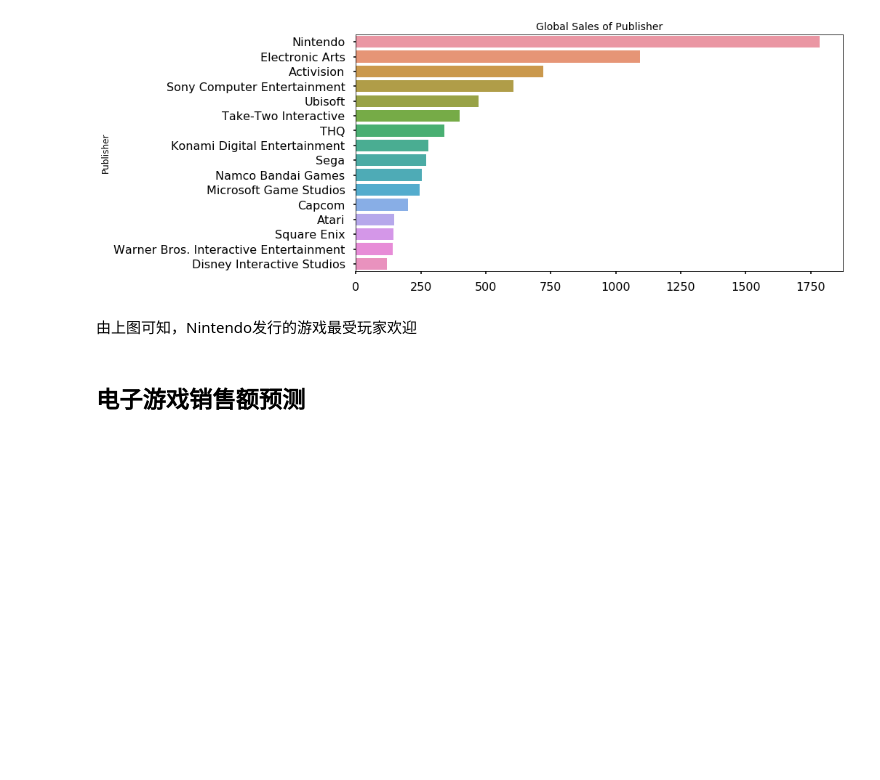
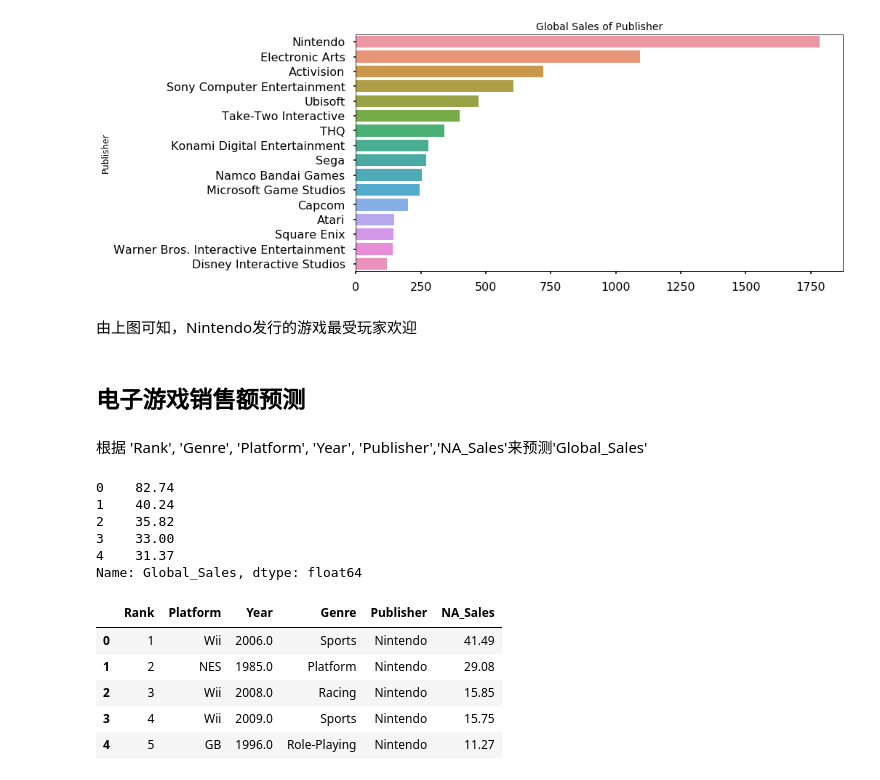
Before and after one commit to Wchoward/DataMiningClass, a Jupyter notebook: assignment3/VideoGameSales.ipynb, the cells around one changed output. Drawn from its saved outputs; the diff is of its cells as text; code cells hidden in the pictures; blank space fills up the shorter version.

```diff
--- a/assignment3/VideoGameSales.ipynb
+++ b/assignment3/VideoGameSales.ipynb
@@ -166,3 +166,25 @@ plt.show()
 由上图可知，Nintendo发行的游戏最受玩家欢迎
 # %% [markdown]
 ## 电子游戏销售额预测
+# %% [markdown]
+根据 'Rank', 'Genre', 'Platform', 'Year', 'Publisher','NA_Sales'来预测'Global_Sales'
+# %%
+from IPython.display import display
+df = df[np.isfinite(df['Year'])]
+globalSales = df['Global_Sales']
+features = df.drop(['Name', 'EU_Sales', 'JP_Sales', 'Other_Sales', 'Global_Sales'], axis = 1)
+display(globalSales[:5])
+display(features[:5])
+# %% [output]
+0    82.74
+1    40.24
+2    35.82
+3    33.00
+4    31.37
+Name: Global_Sales, dtype: float64
+|  | Rank | Platform | Year | Genre | Publisher | NA_Sales |
+| 0 | 1 | Wii | 2006.0 | Sports | Nintendo | 41.49 |
+| 1 | 2 | NES | 1985.0 | Platform | Nintendo | 29.08 |
+| 2 | 3 | Wii | 2008.0 | Racing | Nintendo | 15.85 |
+| 3 | 4 | Wii | 2009.0 | Sports | Nintendo | 15.75 |
+| 4 | 5 | GB | 1996.0 | Role-Playing | Nintendo | 11.27 |
```
Also changed, not shown: parts of 5 cells of this notebook.
